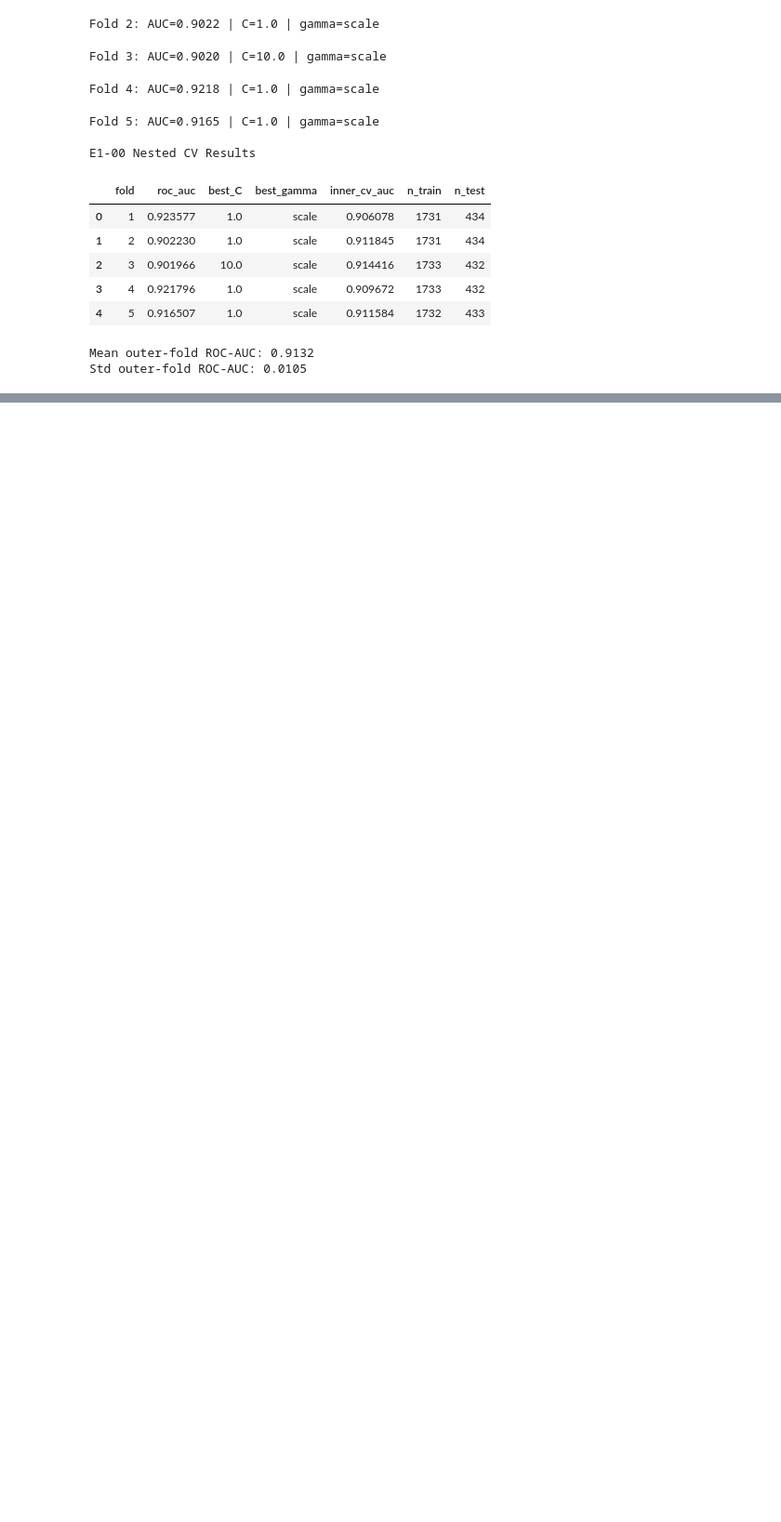
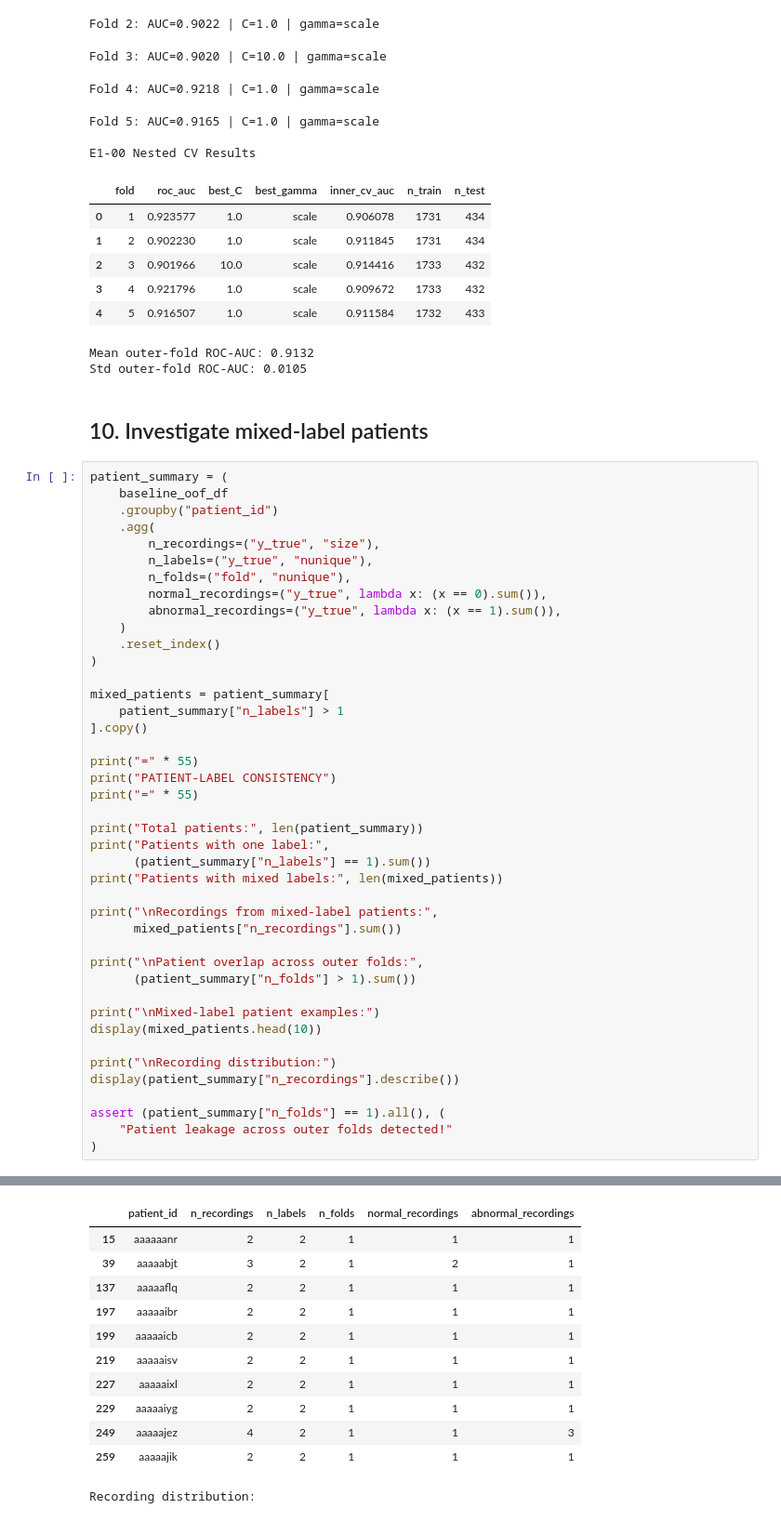
Before and after one commit to moad-cod/TUAB-eeg-classification, a Jupyter notebook: notebooks/05-TUAB-EEG-Feature-Selection.ipynb, the cells around one changed output, grey strips where cells are left out. Shown at 93% size. Cells and saved outputs as stored; diff of their text form; blank space fills up the shorter version.

Commit message:
add: Feature Selection Investigate mixed-label patients

```diff
--- a/notebooks/05-TUAB-EEG-Feature-Selection.ipynb
+++ b/notebooks/05-TUAB-EEG-Feature-Selection.ipynb
@@ -789,3 +789,48 @@ E1-00 Nested CV Results
 | 4 | 5 | 0.916507 | 1.0 | scale | 0.911584 | 1732 | 433 |
 Mean outer-fold ROC-AUC: 0.9132
 Std outer-fold ROC-AUC: 0.0105
+# %% [markdown]
+## 10. Investigate mixed-label patients
+# %%
+patient_summary = (
+    baseline_oof_df
+    .groupby("patient_id")
+    .agg(
+        n_recordings=("y_true", "size"),
+        n_labels=("y_true", "nunique"),
+        n_folds=("fold", "nunique"),
+        normal_recordings=("y_true", lambda x: (x == 0).sum()),
+        abnormal_recordings=("y_true", lambda x: (x == 1).sum()),
+    )
+    .reset_index()
+)
+
+mixed_patients = patient_summary[
+    patient_summary["n_labels"] > 1
+].copy()
+
+print("=" * 55)
+print("PATIENT-LABEL CONSISTENCY")
+print("=" * 55)
+
+print("Total patients:", len(patient_summary))
+print("Patients with one label:",
+      (patient_summary["n_labels"] == 1).sum())
+print("Patients with mixed labels:", len(mixed_patients))
+
+print("\nRecordings from mixed-label patients:",
+      mixed_patients["n_recordings"].sum())
+
+print("\nPatient overlap across outer folds:",
+      (patient_summary["n_folds"] > 1).sum())
+
+print("\nMixed-label patient examples:")
+display(mixed_patients.head(10))
+
+print("\nRecording distribution:")
+display(patient_summary["n_recordings"].describe())
+
+assert (patient_summary["n_folds"] == 1).all(), (
+    "Patient leakage across outer folds detected!"
+)
+# %% [output]
@@ -791,0 +849,12 @@ Std outer-fold ROC-AUC: 0.0105
+|  | patient_id | n_recordings | n_labels | n_folds | normal_recordings | abnormal_recordings |
+| 15 | aaaaaanr | 2 | 2 | 1 | 1 | 1 |
+| 39 | aaaaabjt | 3 | 2 | 1 | 2 | 1 |
+| 137 | aaaaaflq | 2 | 2 | 1 | 1 | 1 |
+| 197 | aaaaaibr | 2 | 2 | 1 | 1 | 1 |
+| 199 | aaaaaicb | 2 | 2 | 1 | 1 | 1 |
+| 219 | aaaaaisv | 2 | 2 | 1 | 1 | 1 |
+| 227 | aaaaaixl | 2 | 2 | 1 | 1 | 1 |
+| 229 | aaaaaiyg | 2 | 2 | 1 | 1 | 1 |
+| 249 | aaaaajez | 4 | 2 | 1 | 1 | 3 |
+| 259 | aaaaajik | 2 | 2 | 1 | 1 | 1 |
+Recording distribution:
```
Also changed, not shown: parts of 1 cell of this notebook.
